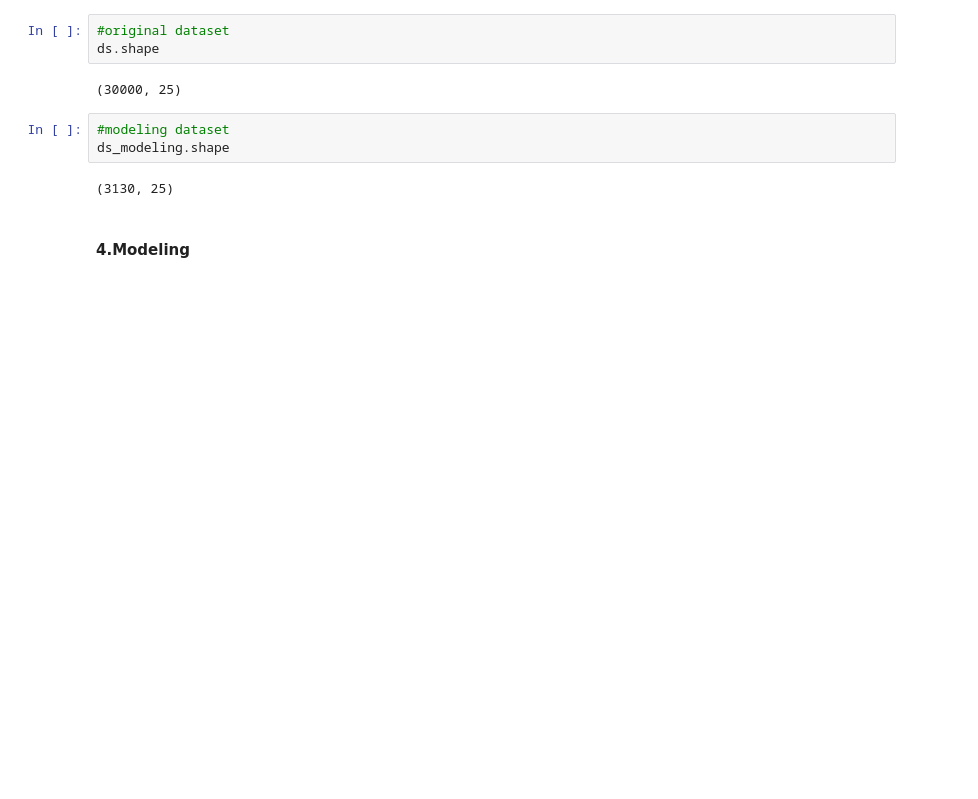
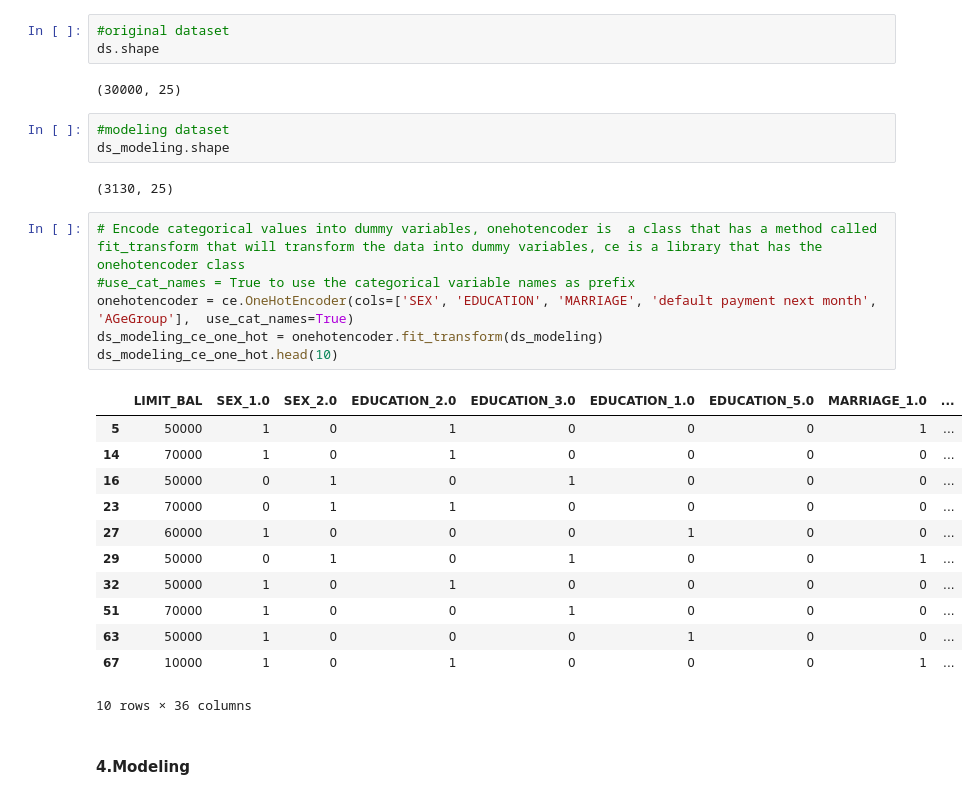
Before and after one commit to Brutosippon/projecto1, a Jupyter notebook: Project2.ipynb, the cells around one changed output. Saved outputs shown, nothing was run; the diff lists cells and outputs as text; blank space fills up the shorter version.

Commit message:
add Modeling

```diff
--- a/Project2.ipynb
+++ b/Project2.ipynb
@@ -545,5 +565,24 @@ ds.shape
 ds_modeling.shape
 # %% [output]
 (3130, 25)
+# %%
+# Encode categorical values into dummy variables, onehotencoder is  a class that has a method called fit_transform that will transform the data into dummy variables, ce is a library that has the onehotencoder class
+#use_cat_names = True to use the categorical variable names as prefix
+onehotencoder = ce.OneHotEncoder(cols=['SEX', 'EDUCATION', 'MARRIAGE', 'default payment next month', 'AGeGroup'],  use_cat_names=True)
+ds_modeling_ce_one_hot = onehotencoder.fit_transform(ds_modeling)
+ds_modeling_ce_one_hot.head(10)
+# %% [output]
+|  | LIMIT_BAL | SEX_1.0 | SEX_2.0 | EDUCATION_2.0 | EDUCATION_3.0 | EDUCATION_1.0 | EDUCATION_5.0 | MARRIAGE_1.0 | ... |
+| 5 | 50000 | 1 | 0 | 1 | 0 | 0 | 0 | 1 | ... |
+| 14 | 70000 | 1 | 0 | 1 | 0 | 0 | 0 | 0 | ... |
+| 16 | 50000 | 0 | 1 | 0 | 1 | 0 | 0 | 0 | ... |
+| 23 | 70000 | 0 | 1 | 1 | 0 | 0 | 0 | 0 | ... |
+| 27 | 60000 | 1 | 0 | 0 | 0 | 1 | 0 | 0 | ... |
+| 29 | 50000 | 0 | 1 | 0 | 1 | 0 | 0 | 1 | ... |
+| 32 | 50000 | 1 | 0 | 1 | 0 | 0 | 0 | 0 | ... |
+| 51 | 70000 | 1 | 0 | 0 | 1 | 0 | 0 | 0 | ... |
+| 63 | 50000 | 1 | 0 | 0 | 0 | 1 | 0 | 0 | ... |
+| 67 | 10000 | 1 | 0 | 1 | 0 | 0 | 0 | 1 | ... |
+10 rows × 36 columns
 # %% [markdown]
 #### 4.Modeling
```
Also changed, not shown: parts of 9 cells of this notebook.
